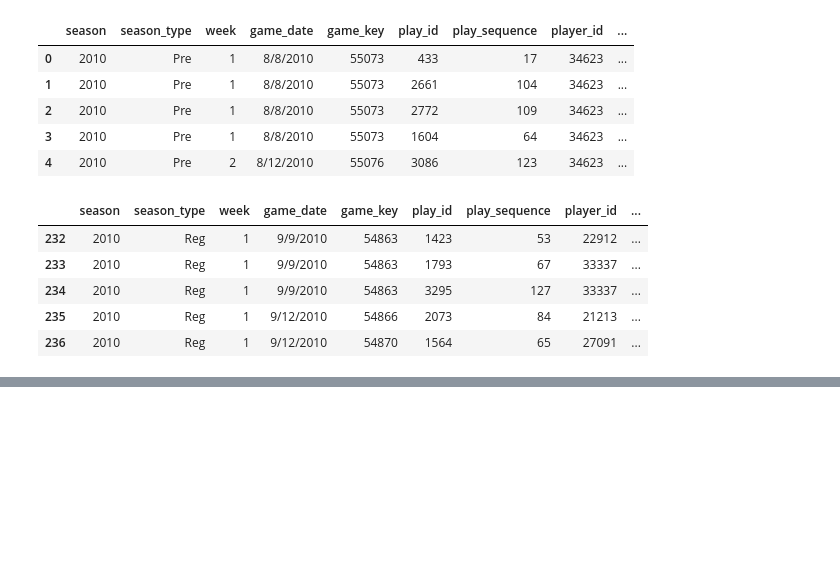
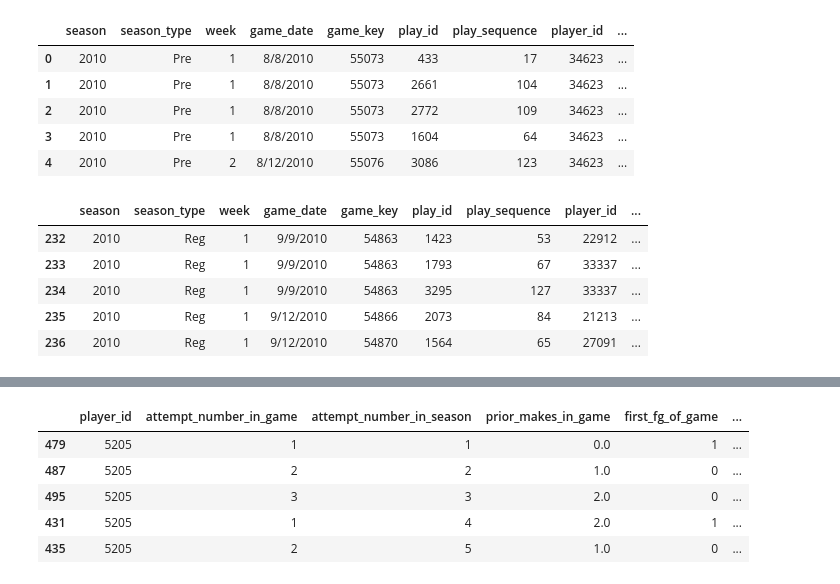
Before and after one commit to Jordan-Wergiles/fg-kicker-leaderboard, a Jupyter notebook: app/Leaderboard Notebook.ipynb, the cells around one changed output, grey strips where cells are left out. Saved outputs shown, nothing was run; the diff lists cells and outputs as text; code cells hidden in the pictures; blank space fills up the shorter version.

```diff
--- a/app/Leaderboard Notebook.ipynb
+++ b/app/Leaderboard Notebook.ipynb
@@ -43 +59,38 @@ fg_clean.head()
+# %%
+# Enhanced Feature Engineering
+fg_clean = fg_clean.sort_values(by=['player_id', 'season', 'game_date', 'play_sequence'])
+
+# Attempt number features
+fg_clean['attempt_number_in_game'] = fg_clean.groupby(['game_key', 'player_id']).cumcount() + 1
+fg_clean['attempt_number_in_season'] = fg_clean.groupby('player_id').cumcount() + 1
+
+# Prior makes in game
+fg_clean['prior_makes_in_game'] = fg_clean.groupby(['game_key', 'player_id'])['make'].cumsum().shift().fillna(0)
+
+# First FG of game
+fg_clean['first_fg_of_game'] = (fg_clean['attempt_number_in_game'] == 1).astype(int)
+
+# Running streaks (consecutive makes or misses)
+fg_clean['makes_in_a_row'] = (
+    fg_clean['make']
+    .groupby(fg_clean['player_id'])
+    .transform(lambda x: x.groupby((x != x.shift()).cumsum()).cumcount() + 1) * fg_clean['make']
+)
+
+fg_clean['misses_in_a_row'] = (
+    (1 - fg_clean['make'])
+    .groupby(fg_clean['player_id'])
+    .transform(lambda x: x.groupby((x != x.shift()).cumsum()).cumcount() + 1) * (1 - fg_clean['make'])
+)
+
+# Fill NAs
+fg_clean = fg_clean.fillna({col: 0 for col in fg_clean.select_dtypes(include=['number']).columns})
+fg_clean[['player_id', 'attempt_number_in_game', 'attempt_number_in_season', 'prior_makes_in_game', 'first_fg_of_game', 'makes_in_a_row', 'misses_in_a_row']].head()
+# %% [output]
+|  | player_id | attempt_number_in_game | attempt_number_in_season | prior_makes_in_game | first_fg_of_game | ... |
+| 479 | 5205 | 1 | 1 | 0.0 | 1 | ... |
+| 487 | 5205 | 2 | 2 | 1.0 | 0 | ... |
+| 495 | 5205 | 3 | 3 | 2.0 | 0 | ... |
+| 431 | 5205 | 1 | 4 | 2.0 | 1 | ... |
+| 435 | 5205 | 2 | 5 | 1.0 | 0 | ... |
 # %%
```
Also changed, not shown: parts of 6 cells of this notebook.
